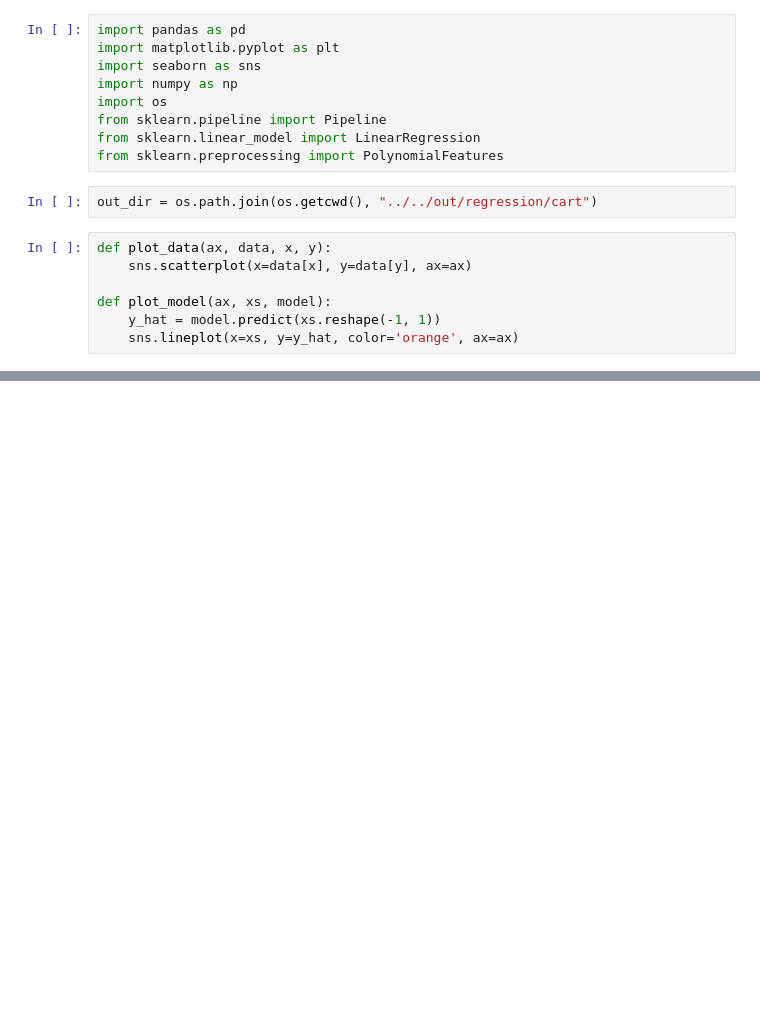
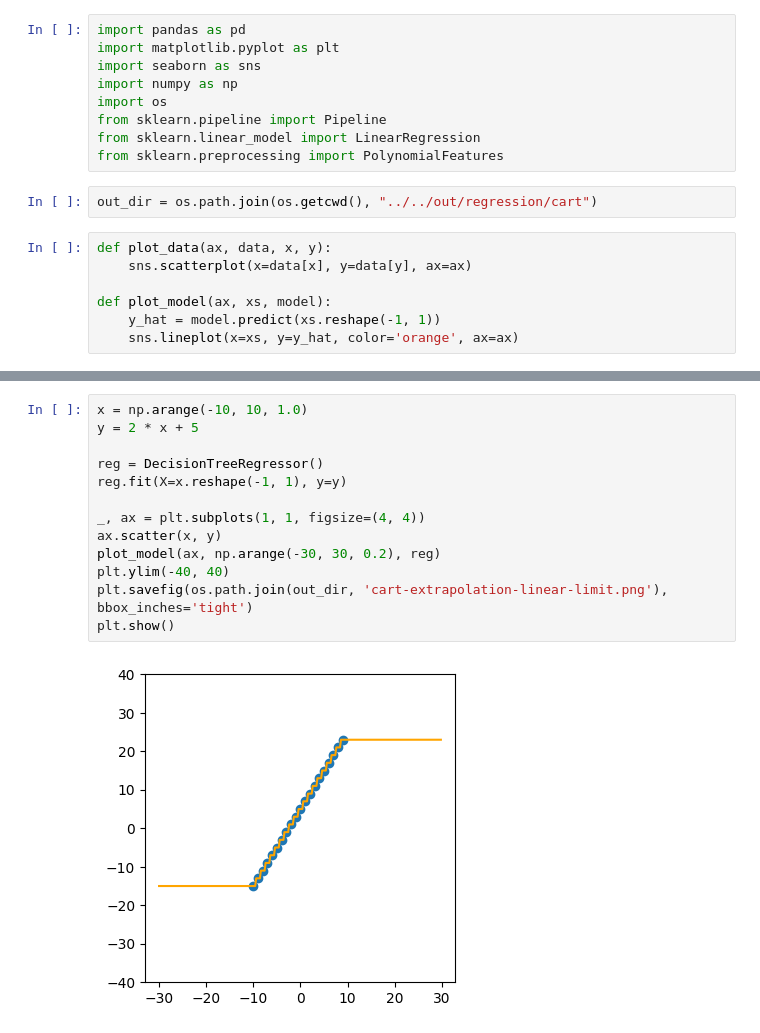
Before and after one commit to benikm91/cas_machine-learning-slides, a Jupyter notebook: code-examples/plots/regression/cart_plots.ipynb, the cells around one changed output, grey strips where cells are left out. Cells and saved outputs as stored; diff of their text form; blank space fills up the shorter version.

```diff
--- a/code-examples/plots/regression/cart_plots.ipynb
+++ b/code-examples/plots/regression/cart_plots.ipynb
@@ -91,0 +92,15 @@ plt.show()
+# %%
+x = np.arange(-10, 10, 1.0)
+y = 2 * x + 5
+
+reg = DecisionTreeRegressor()
+reg.fit(X=x.reshape(-1, 1), y=y)
+
+_, ax = plt.subplots(1, 1, figsize=(4, 4))
+ax.scatter(x, y)
+plot_model(ax, np.arange(-30, 30, 0.2), reg)
+plt.ylim(-40, 40)
+plt.savefig(os.path.join(out_dir, 'cart-extrapolation-linear-limit.png'), bbox_inches='tight')
+plt.show()
+# %% [output]
+[figure, added]
```
Also changed, not shown: parts of 6 cells of this notebook, 22 other files.
